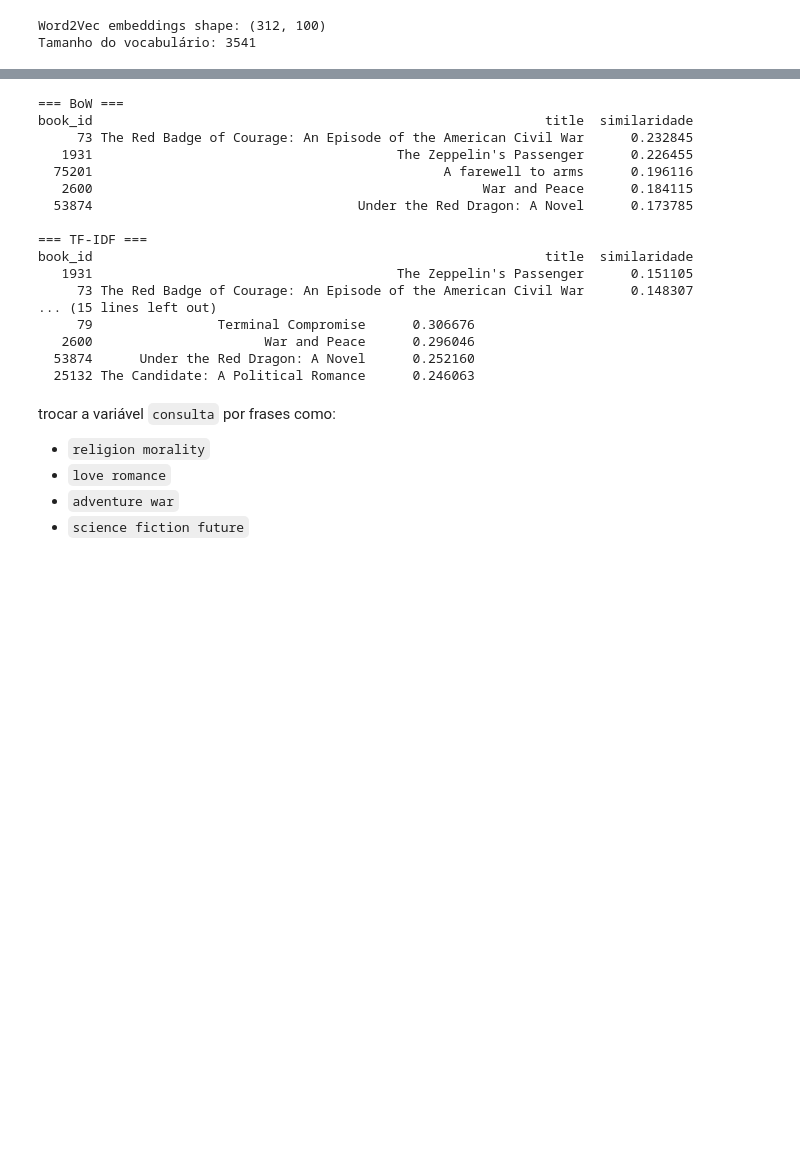
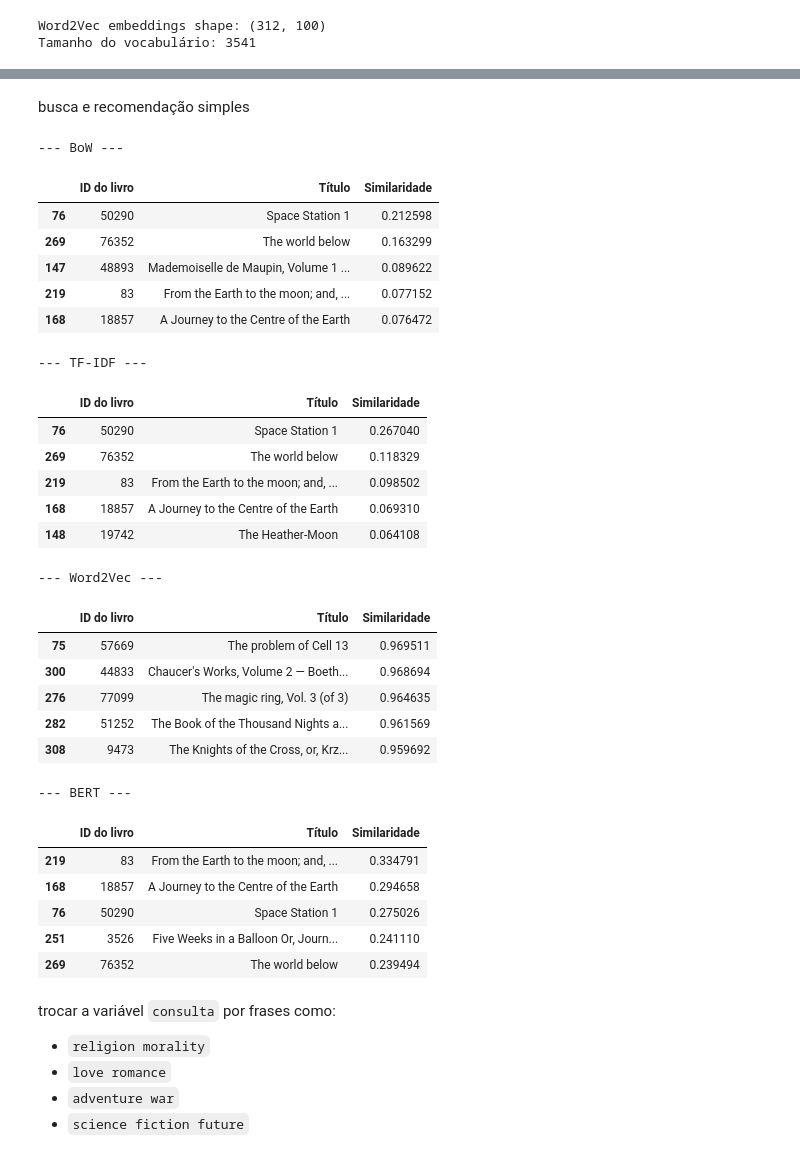
Before and after one commit to marcelliharbs/literary-genre-classifier, a Jupyter notebook: comparacao_modelos.ipynb, the cells around one changed output, grey strips where cells are left out. Saved outputs shown, nothing was run; the diff lists cells and outputs as text; code cells hidden in the pictures; blank space fills up the shorter version.

```diff
--- a/comparacao_modelos.ipynb
+++ b/comparacao_modelos.ipynb
@@ -119,38 +123,55 @@ Warning: You are sending unauthenticated requests to the HF Hub. Please set a HF
 BERT embeddings shape: (312, 384)
+# %% [markdown]
+busca e recomendação simples
 # %%
 def comparar_modelos(consulta, top_n=5):
     comparacao = {
         'BoW': buscar_por_matriz(bow_vectorizer, X_bow, consulta, df, top_n),
         'TF-IDF': buscar_por_matriz(tfidf_vectorizer, X_tfidf, consulta, df, top_n),
         'Word2Vec': buscar_por_embedding(embeddings_w2v, consulta, df, top_n),
         'BERT': buscar_por_bert(consulta, df, top_n)
     }
     return comparacao
 
-consulta = 'war politics'
+consulta = 'science space exploration physics'
 resultados = comparar_modelos(consulta, top_n=5)
 
 for nome, tabela in resultados.items():
-    print(f'\n=== {nome} ===')
-    print(tabela.to_string(index=False))
+    print(f'\n--- {nome} ---')
+    display(tabela.rename(columns={
+        'book_id': 'ID do livro',
+        'title': 'T\u00edtulo',
+        'similaridade': 'Similaridade',
+    }))
 # %% [output]
-=== BoW ===
-book_id                                                          title  similaridade
-     73 The Red Badge of Courage: An Episode of the American Civil War      0.232845
-   1931                                       The Zeppelin's Passenger      0.226455
-  75201                                             A farewell to arms      0.196116
-   2600                                                  War and Peace      0.184115
-  53874                                  Under the Red Dragon: A Novel      0.173785
-
-=== TF-IDF ===
-book_id                                                          title  similaridade
-   1931                                       The Zeppelin's Passenger      0.151105
-     73 The Red Badge of Courage: An Episode of the American Civil War      0.148307
-... (15 lines left out)
-     79                Terminal Compromise      0.306676
-   2600                      War and Peace      0.296046
-  53874      Under the Red Dragon: A Novel      0.252160
-  25132 The Candidate: A Political Romance      0.246063
+--- BoW ---
+|  | ID do livro | Título | Similaridade |
+| 76 | 50290 | Space Station 1 | 0.212598 |
+| 269 | 76352 | The world below | 0.163299 |
+| 147 | 48893 | Mademoiselle de Maupin, Volume 1 ... | 0.089622 |
+| 219 | 83 | From the Earth to the moon; and, ... | 0.077152 |
+| 168 | 18857 | A Journey to the Centre of the Earth | 0.076472 |
+--- TF-IDF ---
+|  | ID do livro | Título | Similaridade |
+| 76 | 50290 | Space Station 1 | 0.267040 |
+| 269 | 76352 | The world below | 0.118329 |
+| 219 | 83 | From the Earth to the moon; and, ... | 0.098502 |
+| 168 | 18857 | A Journey to the Centre of the Earth | 0.069310 |
+| 148 | 19742 | The Heather-Moon | 0.064108 |
+--- Word2Vec ---
+|  | ID do livro | Título | Similaridade |
+| 75 | 57669 | The problem of Cell 13 | 0.969511 |
+| 300 | 44833 | Chaucer's Works, Volume 2 — Boeth... | 0.968694 |
+| 276 | 77099 | The magic ring, Vol. 3 (of 3) | 0.964635 |
+| 282 | 51252 | The Book of the Thousand Nights a... | 0.961569 |
+| 308 | 9473 | The Knights of the Cross, or, Krz... | 0.959692 |
+--- BERT ---
+|  | ID do livro | Título | Similaridade |
+| 219 | 83 | From the Earth to the moon; and, ... | 0.334791 |
+| 168 | 18857 | A Journey to the Centre of the Earth | 0.294658 |
+| 76 | 50290 | Space Station 1 | 0.275026 |
+| 251 | 3526 | Five Weeks in a Balloon Or, Journ... | 0.241110 |
+| 269 | 76352 | The world below | 0.239494 |
 # %% [markdown]
 trocar a variável `consulta` por frases como:
 
```
Also changed, not shown: parts of 8 cells of this notebook.
